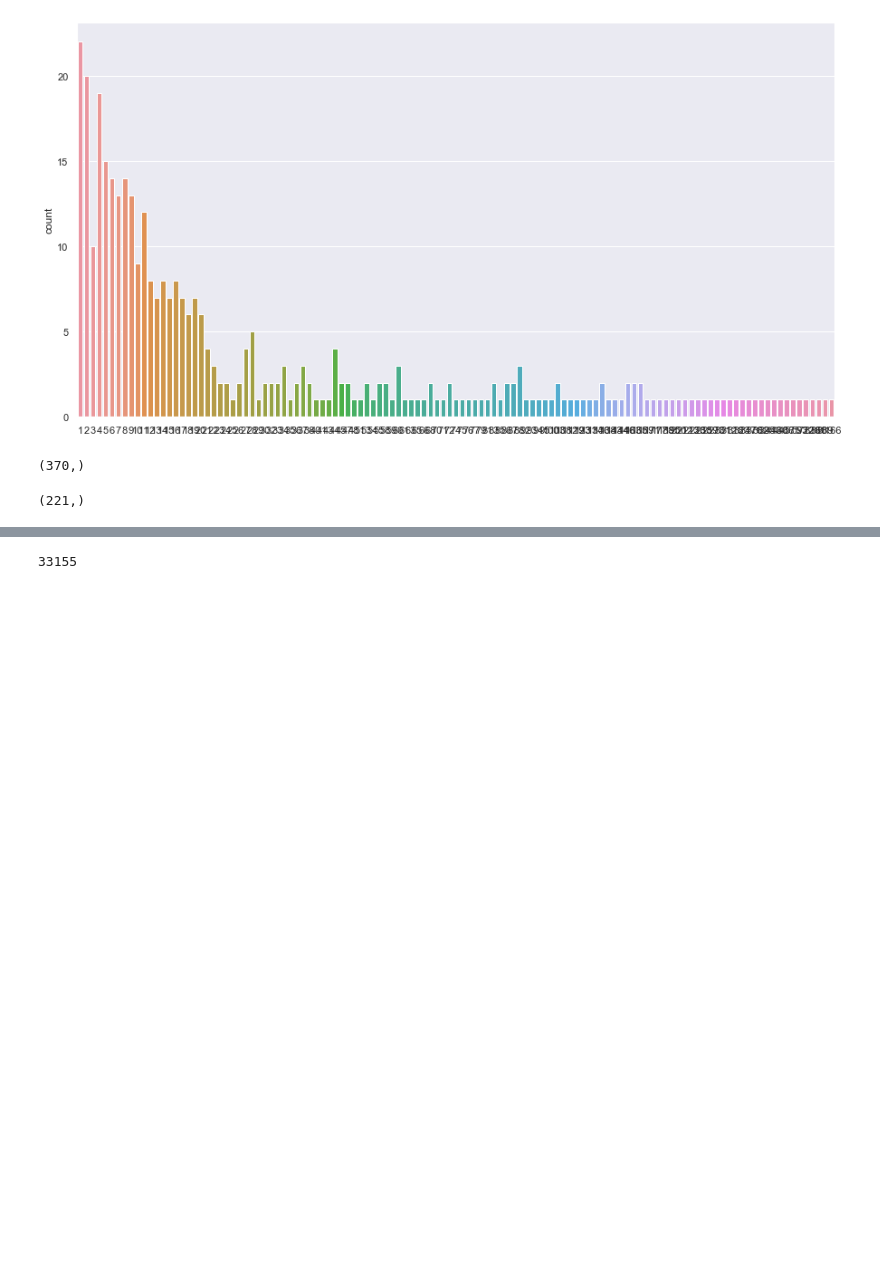
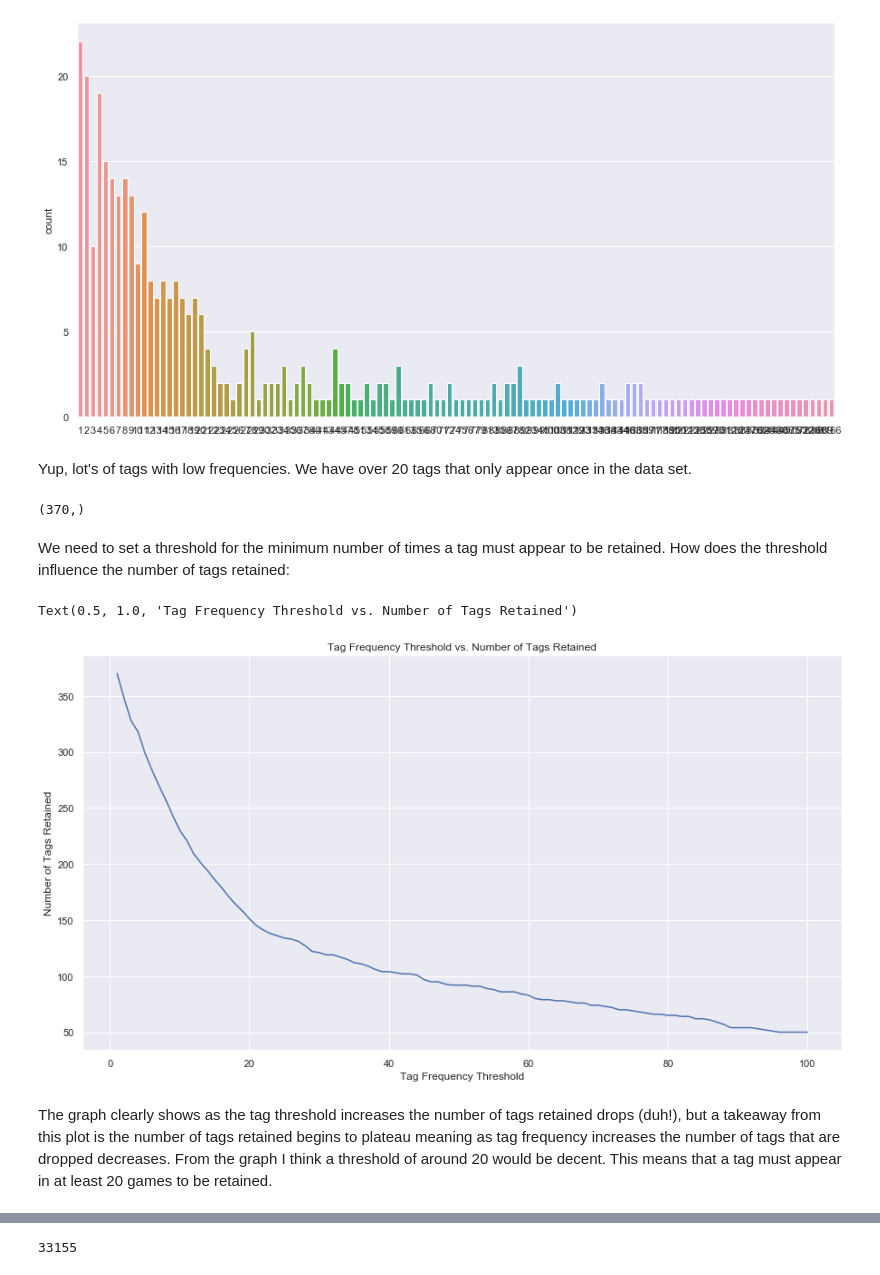
Before and after one commit to harpalsahota/DataScience, a Jupyter notebook: Recommendation_Systems/steam_games/notebooks/01_exploratory_anlaysis.ipynb, the cells around one changed output, grey strips where cells are left out. Drawn from its saved outputs; the diff is of its cells as text; code cells hidden in the pictures; blank space fills up the shorter version.

```diff
--- a/Recommendation_Systems/steam_games/notebooks/01_exploratory_anlaysis.ipynb
+++ b/Recommendation_Systems/steam_games/notebooks/01_exploratory_anlaysis.ipynb
@@ -58,4 +82,7 @@ dtype: float64
 # %%
 for i in np.linspace(0.05, 1, num=20):
-    print(f'Qauntile: {i:.2f}   Frequency: {np.quantile(tag_freqs, i)}')
+    quantile = np.quantile(tag_freqs, i)
+    n_tags = tag_freqs[tag_freqs <= quantile].shape[0]
+    percent = f'{n_tags / tag_freqs.shape[0] * 100:.2f}'
+    print(f'Qauntile: {i:.2f}   Frequency: {quantile}    N Tags: {n_tags}    Percentage: {percent}')
 # %% [output]
@@ -100,11 +122,0 @@ TAG_VOTES_MIN = 100
-# %%
-tag_avg = []
-for game in game_files:
-    with open(f'./data/games/{game}', 'r') as in_json:
-        game_data = json.load(in_json)
-        game_tags = game_data['tags']
-        if game_tags:
-            filtered_tags = [i for i in game_tags.values() if i >= TAG_VOTES_MIN]
-            if filtered_tags:
-                tag_avg.append(np.array(filtered_tags).mean())
-tag_avg = np.array(tag_avg)
@@ -191,6 +189,8 @@ sns.countplot(list(tag_occurrence.values()))
 # %% [output]
 <matplotlib.axes._subplots.AxesSubplot at 0x...>
 [figure]
+# %% [markdown]
+Yup, lot's of tags with low frequencies. We have over 20 tags that only appear once in the data set.
 # %%
 tag_occurrence_vals = np.array(list(tag_occurrence.values()))
 tag_occurrence_vals.shape
@@ -201,5 +199,16 @@ np.array(list(tag_occurrence.values()))
-# %%
-tag_occurrence_vals[tag_occurrence_vals > 10].shape
-# %% [output]
-(221,)
+# %% [markdown]
+We need to set a threshold for the minimum number of times a tag must appear to be retained. How does the threshold influence the number of tags retained:
+# %%
+sns.lineplot(
+    [i for i in range(1, 101, 1)],
+    [tag_occurrence_vals[tag_occurrence_vals >= i].shape[0] for i in range(1, 101, 1)]
+)
+plt.xlabel('Tag Frequency Threshold')
+plt.ylabel('Number of Tags Retained')
+plt.title('Tag Frequency Threshold vs. Number of Tags Retained')
+# %% [output]
+Text(0.5, 1.0, 'Tag Frequency Threshold vs. Number of Tags Retained')
+[figure, added]
+# %% [markdown]
+The graph clearly shows as the tag threshold increases the number of tags retained drops (duh!), but a takeaway from this plot is the number of tags retained begins to plateau meaning as tag frequency increases the number of tags that are dropped decreases. From the graph I think a threshold of around 20 would be decent. This means that a tag must appear in at least 20 games to be retained.
 # %%
```
Also changed, not shown: parts of 62 cells of this notebook, 1 other file.
